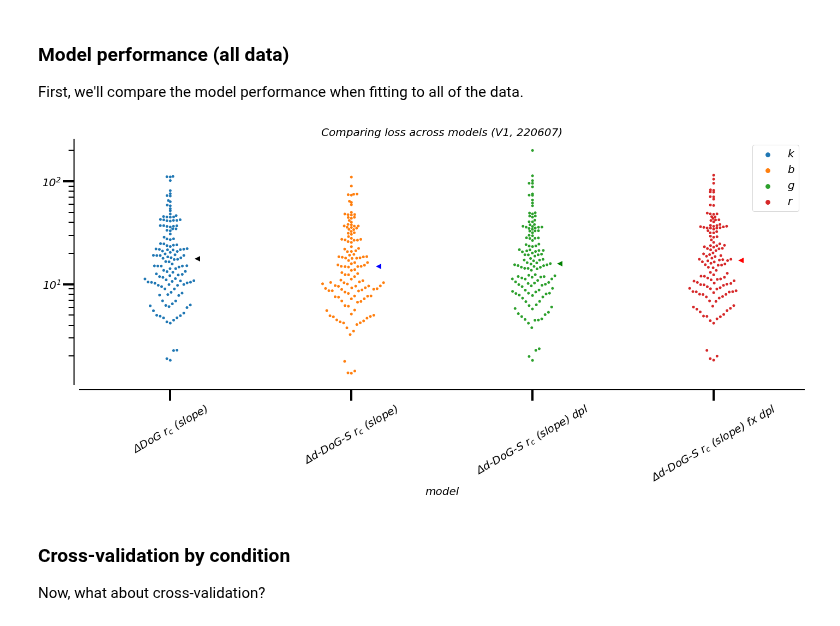
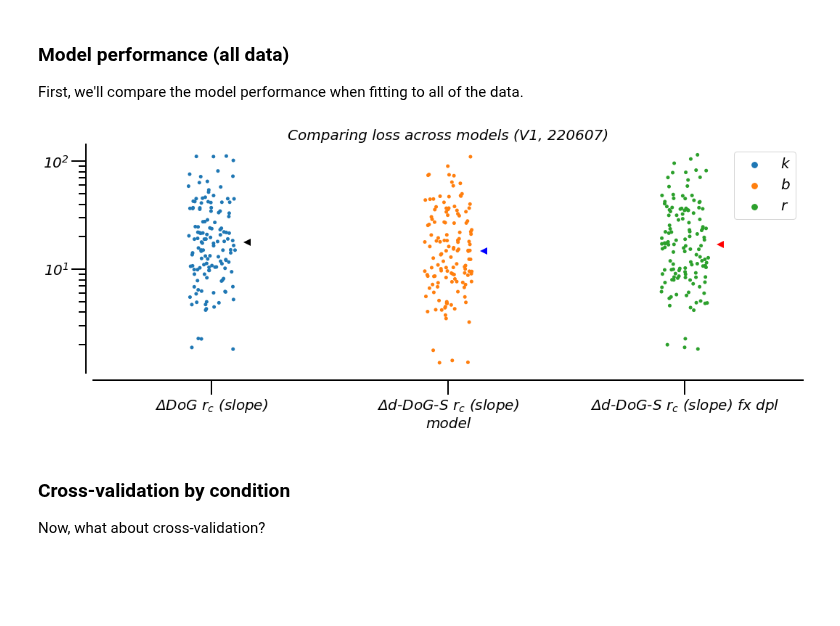
Before and after one commit to paul-levy/SF-diversity, a Jupyter notebook: 01_sfTuning_contrast.ipynb, the cells around one changed output. Cells and saved outputs as stored; diff of their text form; code cells hidden in the pictures; blank space fills up the shorter version.

```diff
--- a/01_sfTuning_contrast.ipynb
+++ b/01_sfTuning_contrast.ipynb
@@ -62,7 +62,7 @@ rcParams['ytick.minor.width'] = 2
 
 rcParams['font.family'] = 'DejaVu Sans'
 rcParams['font.style'] = 'oblique';
-rcParams['font.size'] = 40;
+rcParams['font.size'] = 20;
 # %% [markdown]
 # 1.1 LGN
 # %% [markdown]
@@ -780,10 +780,10 @@ from helper_fcns_sfBB import get_resp_str as bb_get_resp_str
 # Specify which data to load
 
 expDirs = ['V1', 'V1_BB', 'altExp']#, 'V1_orig'];
-joints = [7,7,8,9];
-whichMods = [1,3,3,3]; # sach (DoG), d-DoG-S
-nFreeParams = [2,5,4,3];
-names = [r'DoG $r_c$ (slope)', r'd-DoG-S $r_c$ (slope)', r'd-DoG-S $r_c$ (slope) dpl', r'd-DoG-S $r_c$ (slope) fx dpl'];
+joints = [7,7,9];
+whichMods = [1,3,3]; # sach (DoG), d-DoG-S
+nFreeParams = [2,5,3];
+names = [r'DoG $r_c$ (slope)', r'd-DoG-S $r_c$ (slope)', r'd-DoG-S $r_c$ (slope) fx dpl'];
 isHPC = 1;
 ref_ind = 0;
 phAdj = -1; # vecF1 correction...
@@ -841,37 +841,38 @@ use_norm = 0;
 upper_bound = 2 if use_norm else np.Inf;
 
 nMods = len(joints)
 
-f = plt.figure(figsize=(4*nMods, 10));
+f = plt.figure(figsize=(5*nMods, 8));
 
 nCells = nlls_all.shape[0]
 [plt.plot(i+0.15, np.nanmedian(nlls_all[:,i,use_norm]), '<', color=param_color[nFreeParams[i]], markersize=10) for i in range(nMods)]
-sns.swarmplot(x=np.tile(np.arange(nMods), nCells), y=hf.flatten_list(np.clip(nlls_all[:,:,use_norm], None, upper_bound)), hue=np.tile([param_color[nFreeParams[x]] for x in range(nMods)], nCells));
-sns.despine(offset=10)
+sns.stripplot(x=np.tile(np.arange(nMods), nCells), y=hf.flatten_list(np.clip(nlls_all[:,:,use_norm], None, upper_bound)), hue=np.tile([param_color[nFreeParams[x]] for x in range(nMods)], nCells));
 
 if use_norm:
     plt.axhline(1, color='k', linestyle='--', alpha=0.3)
 else:
     plt.yscale('log')
 
 plt.xlabel('model');
 plt.ylabel('Distribution of %sloss across cells' % '(norm.) ' if use_norm else '');
 plt.xticks(ticks=np.arange(nMods), labels=[r'$\Delta$%s' % x for x in names], rotation=30);
 plt.title('Comparing loss across models (V1, %s)' % date);
 plt.tick_params(axis='x', which='minor', bottom=False)
 plt.tick_params(axis='y', which='minor', left=True)
 
 f.tight_layout();
 
+sns.despine(offset=10)
+
 saveName = "/01_02_02a_loss_nonCV_%s%s.pdf" % (date, '_norm' if use_norm else '');
 curr_dir = os.path.dirname(save_loc+saveName);
 if not os.path.exists(curr_dir):
     os.makedirs(curr_dir);
 pdfSv = pltSave.PdfPages(save_loc + saveName);
 pdfSv.savefig(f); # only one figure here...
 pdfSv.close()
 # %% [output]
-[figure, old version]
+[figure, new version]
 # %% [markdown]
 ### Cross-validation by condition
 Now, what about cross-validation?
```
Also changed, not shown: parts of 5 cells of this notebook, 3 other files.
